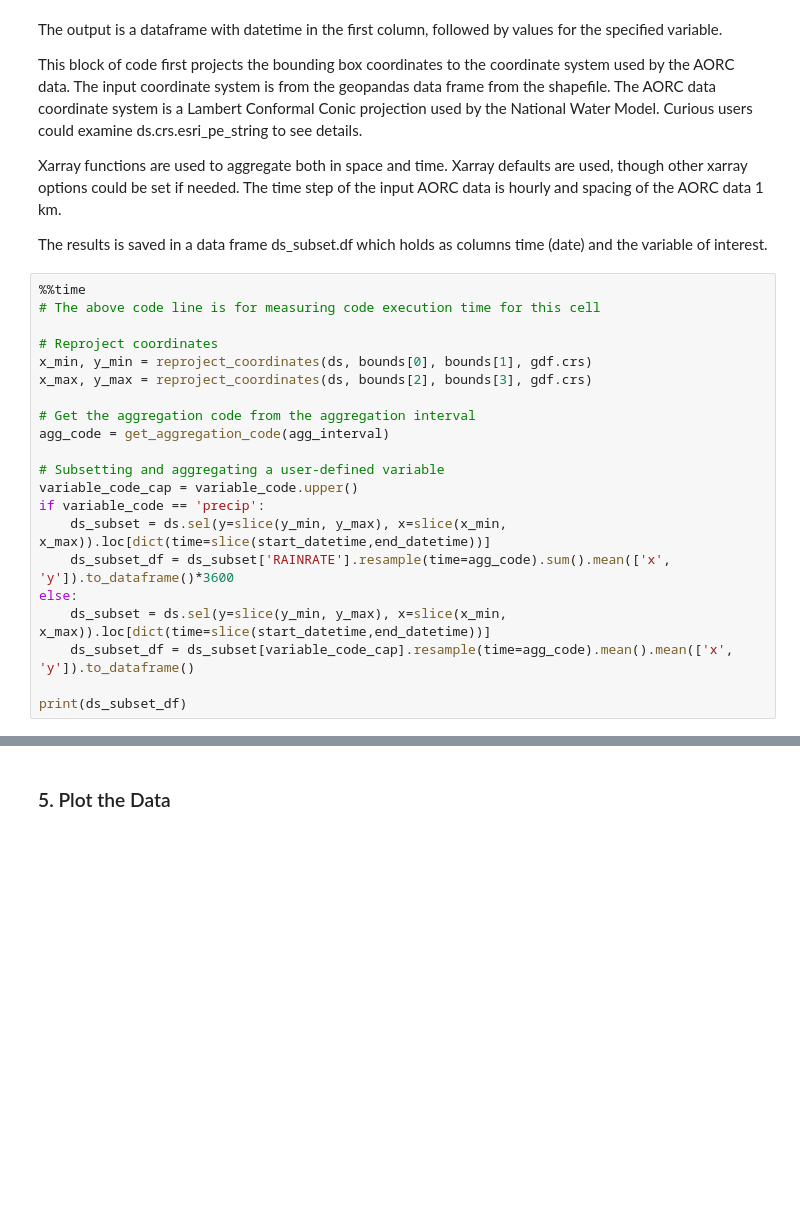
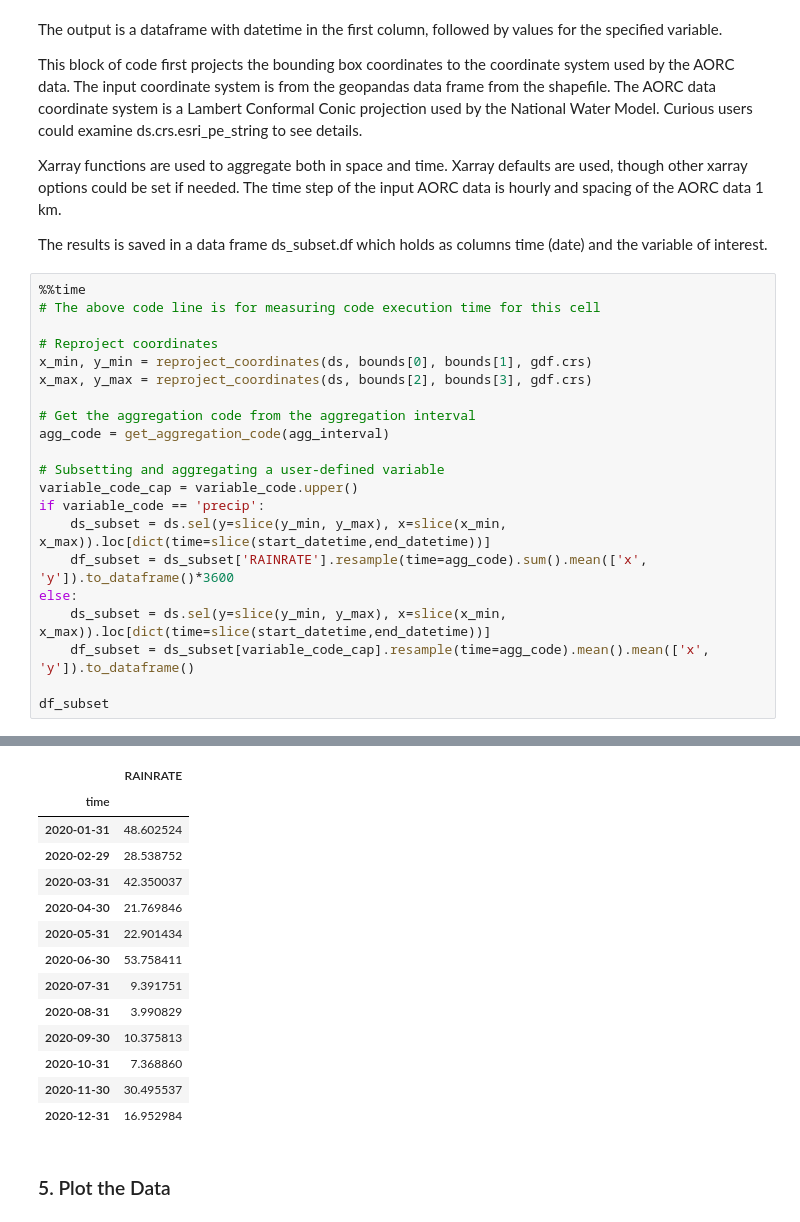
Before and after one commit to CUAHSI/notebooks, a Jupyter notebook: Data Access Examples/AORC - Retrieval of AORC Data for Hydrologic Analysis/AORC_Zone_Data_Retrieval.ipynb, the cells around one changed output, grey strips where cells are left out. Drawn from its saved outputs; the diff is of its cells as text; blank space fills up the shorter version.

```diff
--- a/Data Access Examples/AORC - Retrieval of AORC Data for Hydrologic Analysis/AORC_Zone_Data_Retrieval.ipynb
+++ b/Data Access Examples/AORC - Retrieval of AORC Data for Hydrologic Analysis/AORC_Zone_Data_Retrieval.ipynb
@@ -171,9 +208,10 @@ agg_code = get_aggregation_code(agg_interval)
 variable_code_cap = variable_code.upper()
 if variable_code == 'precip':
     ds_subset = ds.sel(y=slice(y_min, y_max), x=slice(x_min, x_max)).loc[dict(time=slice(start_datetime,end_datetime))]
-    ds_subset_df = ds_subset['RAINRATE'].resample(time=agg_code).sum().mean(['x', 'y']).to_dataframe()*3600
+    df_subset = ds_subset['RAINRATE'].resample(time=agg_code).sum().mean(['x', 'y']).to_dataframe()*3600
 else:
     ds_subset = ds.sel(y=slice(y_min, y_max), x=slice(x_min, x_max)).loc[dict(time=slice(start_datetime,end_datetime))]
-    ds_subset_df = ds_subset[variable_code_cap].resample(time=agg_code).mean().mean(['x', 'y']).to_dataframe()
+    df_subset = ds_subset[variable_code_cap].resample(time=agg_code).mean().mean(['x', 'y']).to_dataframe()
 
-print(ds_subset_df)
+df_subset
+# %% [output]
@@ -180,3 +220,17 @@ print(ds_subset_df)
+|  | RAINRATE |
+| time |  |
+| 2020-01-31 | 48.602524 |
+| 2020-02-29 | 28.538752 |
+| 2020-03-31 | 42.350037 |
+| 2020-04-30 | 21.769846 |
+| 2020-05-31 | 22.901434 |
+| 2020-06-30 | 53.758411 |
+| 2020-07-31 | 9.391751 |
+| 2020-08-31 | 3.990829 |
+| 2020-09-30 | 10.375813 |
+| 2020-10-31 | 7.368860 |
+| 2020-11-30 | 30.495537 |
+| 2020-12-31 | 16.952984 |
 # %% [markdown]
 ### 5. Plot the Data
 # %%
```
Also changed, not shown: parts of 10 cells of this notebook, 1 other file.
